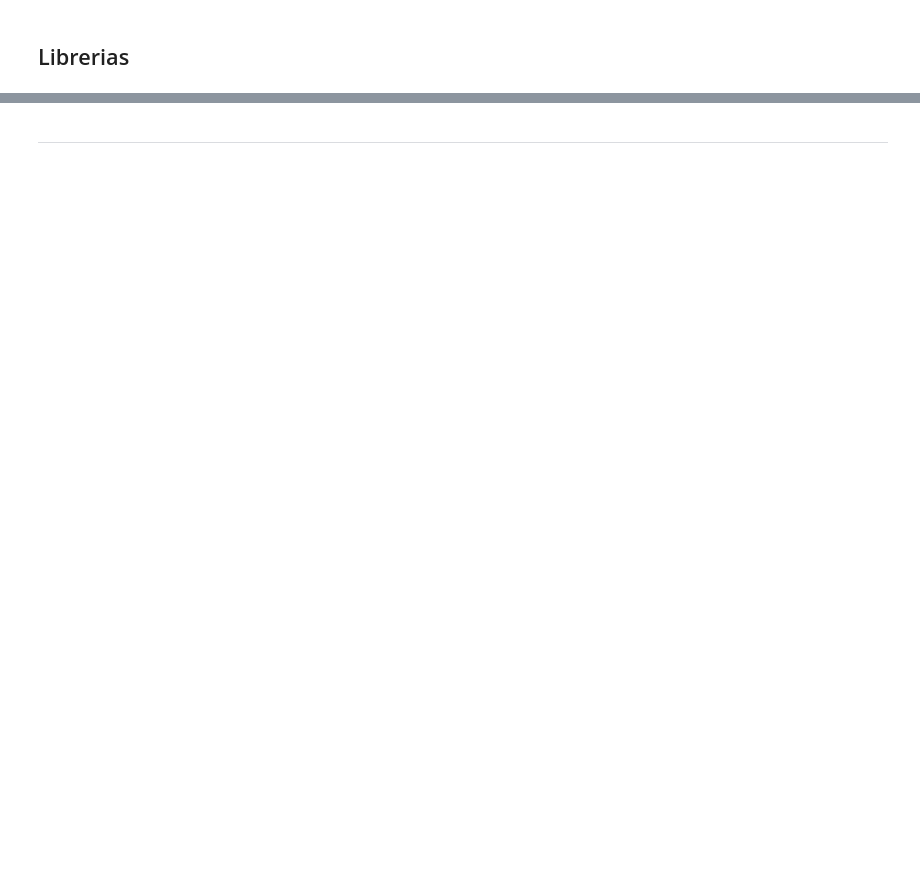
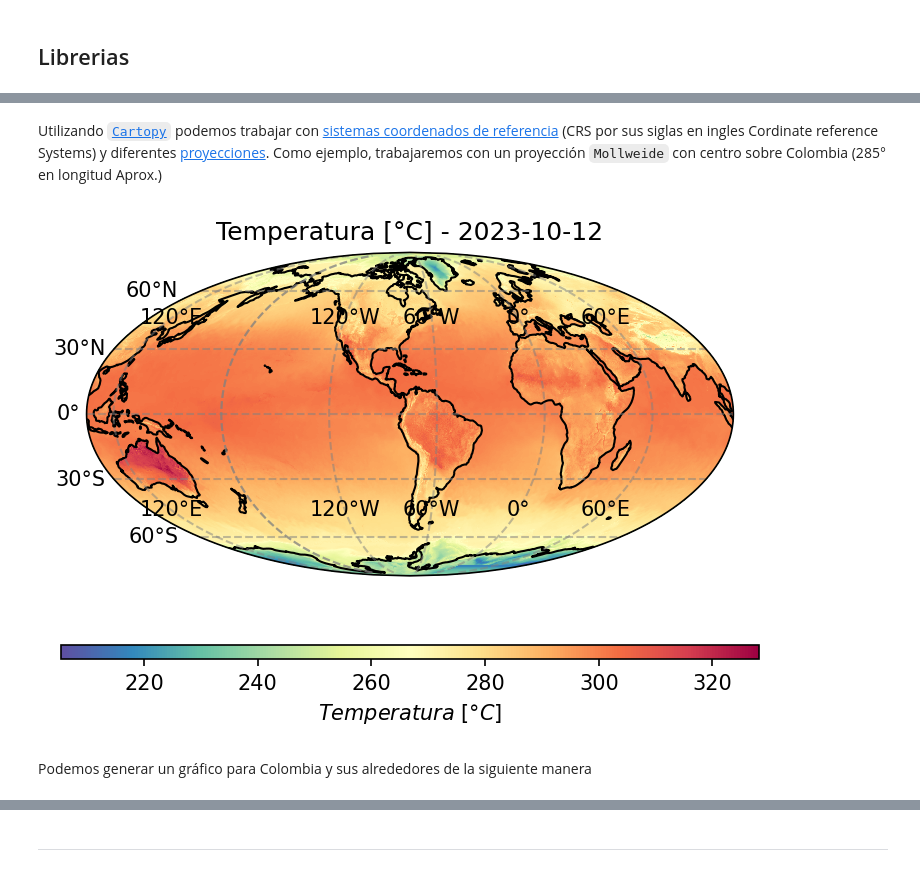
Before and after one commit to ProjectPythia/AtmosCol-2023, a Jupyter notebook: notebooks/2.acceso-datos/2.3.GFS.ipynb, the cells around one changed output, grey strips where cells are left out. Cells and saved outputs as stored; diff of their text form; code cells hidden in the pictures; blank space fills up the shorter version.

```diff
--- a/notebooks/2.acceso-datos/2.3.GFS.ipynb
+++ b/notebooks/2.acceso-datos/2.3.GFS.ipynb
@@ -59,0 +151,17 @@ temp.sel(lat=slice(16, -6)).sel(lon=slice(276, 295)).isel(time2=0).plot()
+# %% [markdown]
+Utilizando [`Cartopy`](https://scitools.org.uk/cartopy/docs/latest/) podemos trabajar con [sistemas coordenados de referencia](https://scitools.org.uk/cartopy/docs/latest/reference/crs.html) (CRS por sus siglas en ingles Cordinate reference Systems) y diferentes [proyecciones](https://scitools.org.uk/cartopy/docs/latest/reference/projections.html). Como ejemplo, trabajaremos con un proyección `Mollweide` con centro sobre Colombia (285° en longitud Aprox.)
+# %%
+fig, ax = plt.subplots(figsize=(6, 4), subplot_kw={"projection":ccrs.Mollweide(central_longitude=285)}, dpi=150)
+
+ds_subset['Temperature_surface'].sel(time=fecha, method='nearest').plot(ax=ax, cmap='Spectral_r',
+                                                                         transform=ccrs.PlateCarree(),
+                                                                         cbar_kwargs={'label':"$Temperatura \ [°C]$",
+                                                                                      'orientation':'horizontal',
+                                                                                      'aspect':50})
+ax.coastlines()
+gl = ax.gridlines(draw_labels=True, linewidth=1, color='gray', alpha=0.5, linestyle='--')
+plt.title(f"Temperatura [°C] - {fecha}");
+# %% [output]
+[figure, added]
+# %% [markdown]
+Podemos generar un gráfico para Colombia y sus alrededores de la siguiente manera
```
Also changed, not shown: parts of 41 cells of this notebook.
